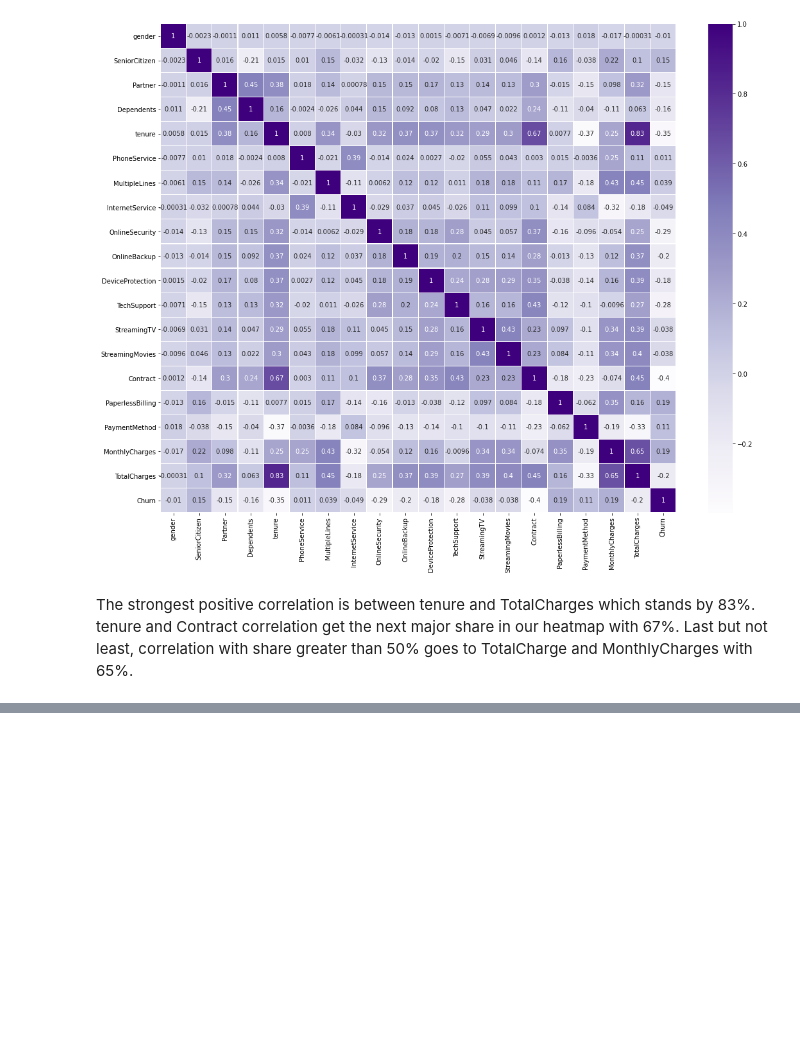
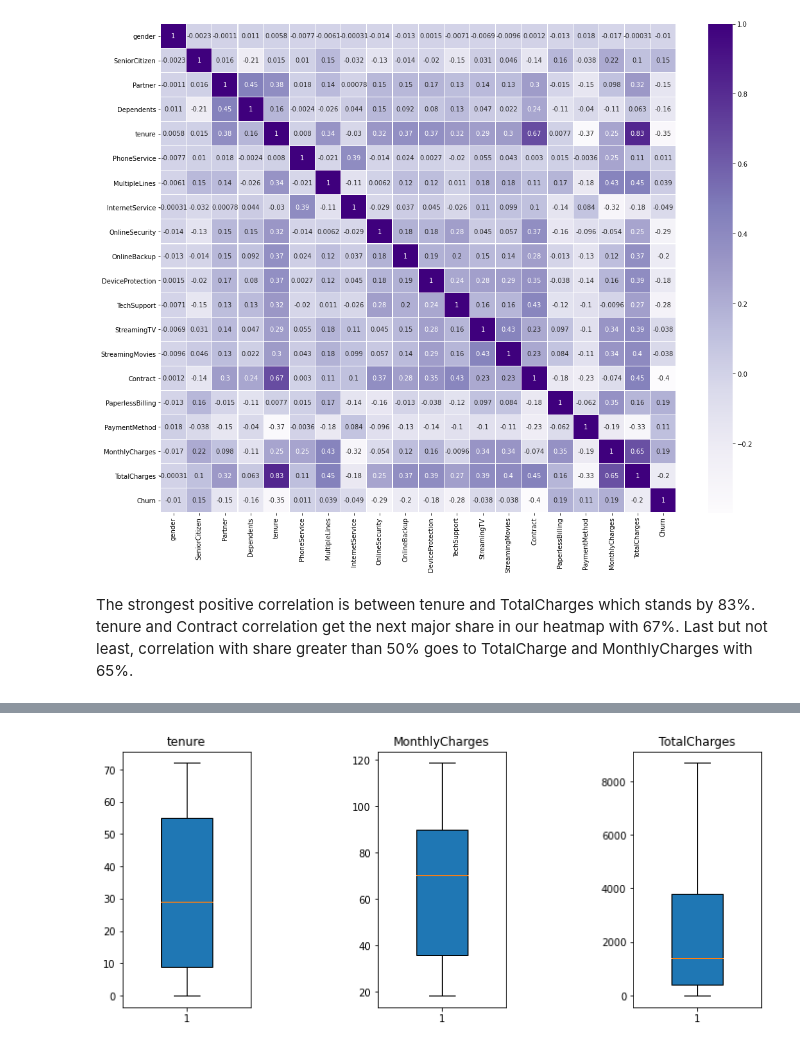
Before and after one commit to EnginKosure/CustomerChurnPredictionModel, a Jupyter notebook: data_preprocess.ipynb, the cells around one changed output, grey strips where cells are left out. Saved outputs shown, nothing was run; the diff lists cells and outputs as text; code cells hidden in the pictures; blank space fills up the shorter version.

```diff
--- a/data_preprocess.ipynb
+++ b/data_preprocess.ipynb
@@ -215,0 +240,26 @@ The strongest positive correlation is between tenure and TotalCharges which stan
+# %%
+# The histograms of the real-value attributes approve that they do not follow normal probalility distribution.
+# We can continue outlier detection with the boxplots.
+
+# Boxplots to check outliers
+
+fig, axs = plt.subplots(1, 3)
+
+axs[0].boxplot(df['tenure'], widths = 0.4, patch_artist=True)
+axs[0].set_title('tenure')
+
+axs[1].boxplot(df['MonthlyCharges'], widths = 0.4, patch_artist=True)
+axs[1].set_title('MonthlyCharges')
+
+# change outlier point symbols
+axs[2].boxplot(df['TotalCharges'], widths = 0.4, patch_artist=True)
+axs[2].set_title('TotalCharges')
+# fig, ax = plt.subplots()
+# ax.boxplot(data)
+
+fig.subplots_adjust(left=0.5, right=2, bottom=0.1,
+                    top=1, hspace=20, wspace=1)
+
+plt.show()
+# %% [output]
+[figure, added]
```
Also changed, not shown: parts of 12 cells of this notebook.
